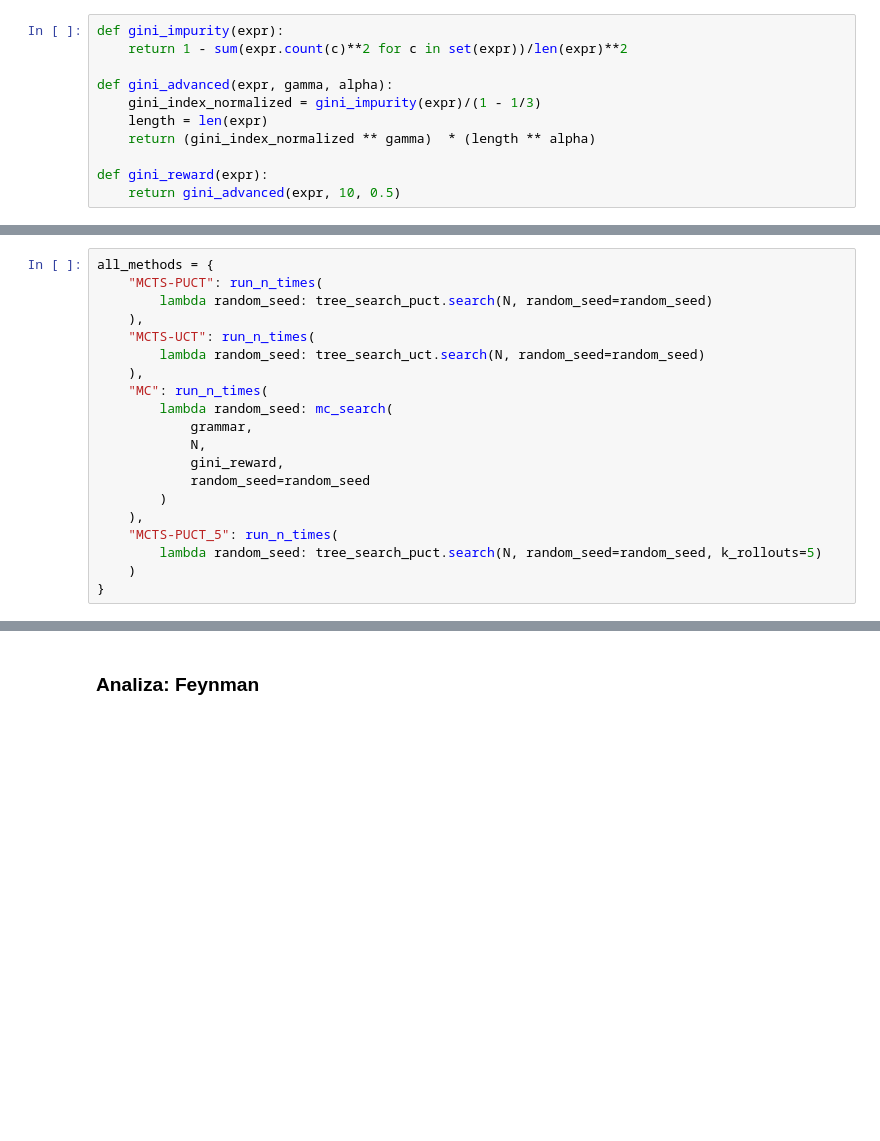
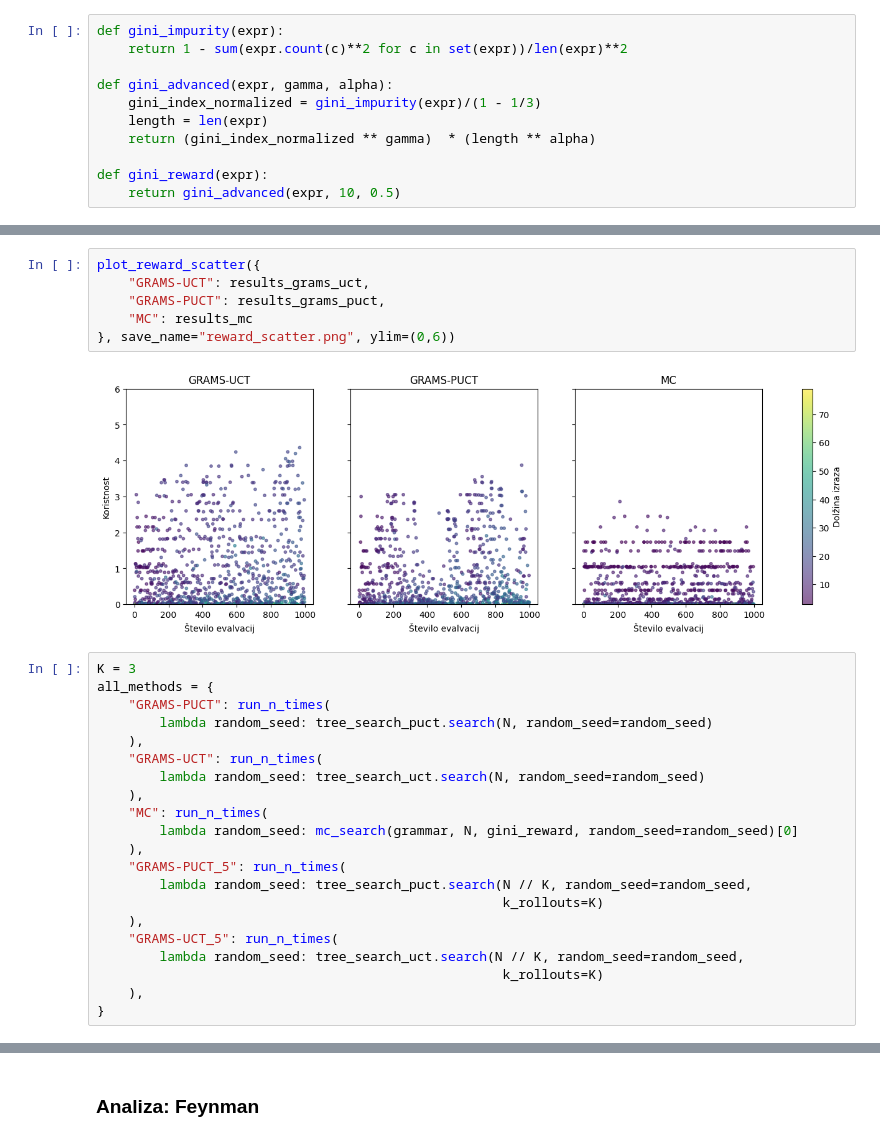
Before and after one commit to tinadrnovsek/mcts-PCFG, a Jupyter notebook: mcts.ipynb, the cells around one changed output, grey strips where cells are left out. Drawn from its saved outputs; the diff is of its cells as text; blank space fills up the shorter version.

```diff
--- a/mcts.ipynb
+++ b/mcts.ipynb
@@ -649,20 +268,29 @@ plot_progress(results_mc, name="Random simulacije")
+# %%
+plot_reward_scatter({
+    "GRAMS-UCT": results_grams_uct,
+    "GRAMS-PUCT": results_grams_puct,
+    "MC": results_mc
+}, save_name="reward_scatter.png", ylim=(0,6))
+# %% [output]
+[figure, added]
 # %%
+K = 3
 all_methods = {
-    "MCTS-PUCT": run_n_times(
+    "GRAMS-PUCT": run_n_times(
         lambda random_seed: tree_search_puct.search(N, random_seed=random_seed)
     ),
-    "MCTS-UCT": run_n_times(
+    "GRAMS-UCT": run_n_times(
         lambda random_seed: tree_search_uct.search(N, random_seed=random_seed)
     ),
     "MC": run_n_times(
-        lambda random_seed: mc_search(
-            grammar,
-            N,
-            gini_reward,
-            random_seed=random_seed
-        )
+        lambda random_seed: mc_search(grammar, N, gini_reward, random_seed=random_seed)[0]
     ),
-    "MCTS-PUCT_5": run_n_times(
-        lambda random_seed: tree_search_puct.search(N, random_seed=random_seed, k_rollouts=5)
-    )
+    "GRAMS-PUCT_5": run_n_times(
+        lambda random_seed: tree_search_puct.search(N // K, random_seed=random_seed,
+                                                    k_rollouts=K)
+    ),
+    "GRAMS-UCT_5": run_n_times(
+        lambda random_seed: tree_search_uct.search(N // K, random_seed=random_seed,
+                                                    k_rollouts=K)
+    ),
 }
```
Also changed, not shown: parts of 43 cells of this notebook, 2 other files.
